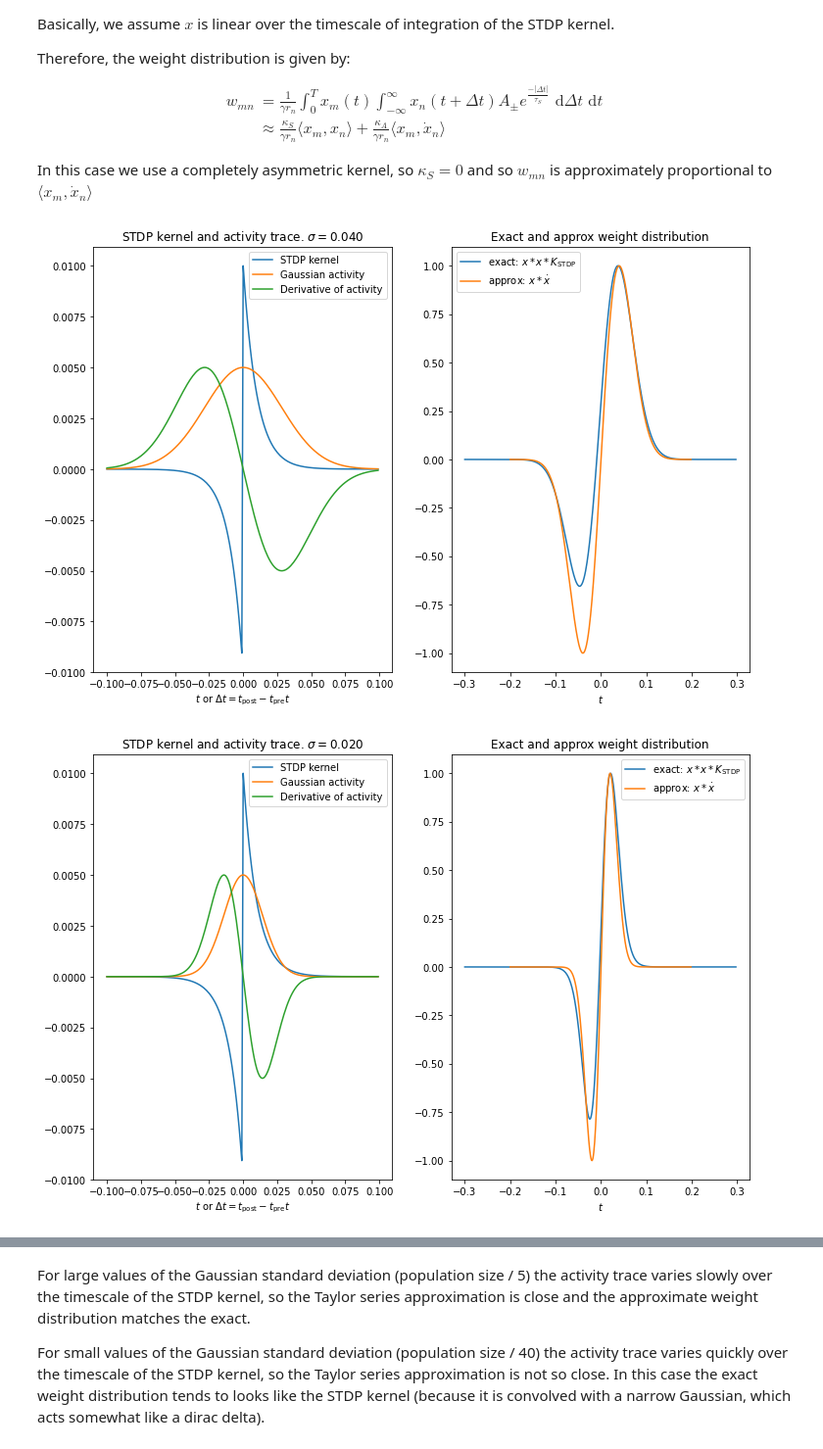
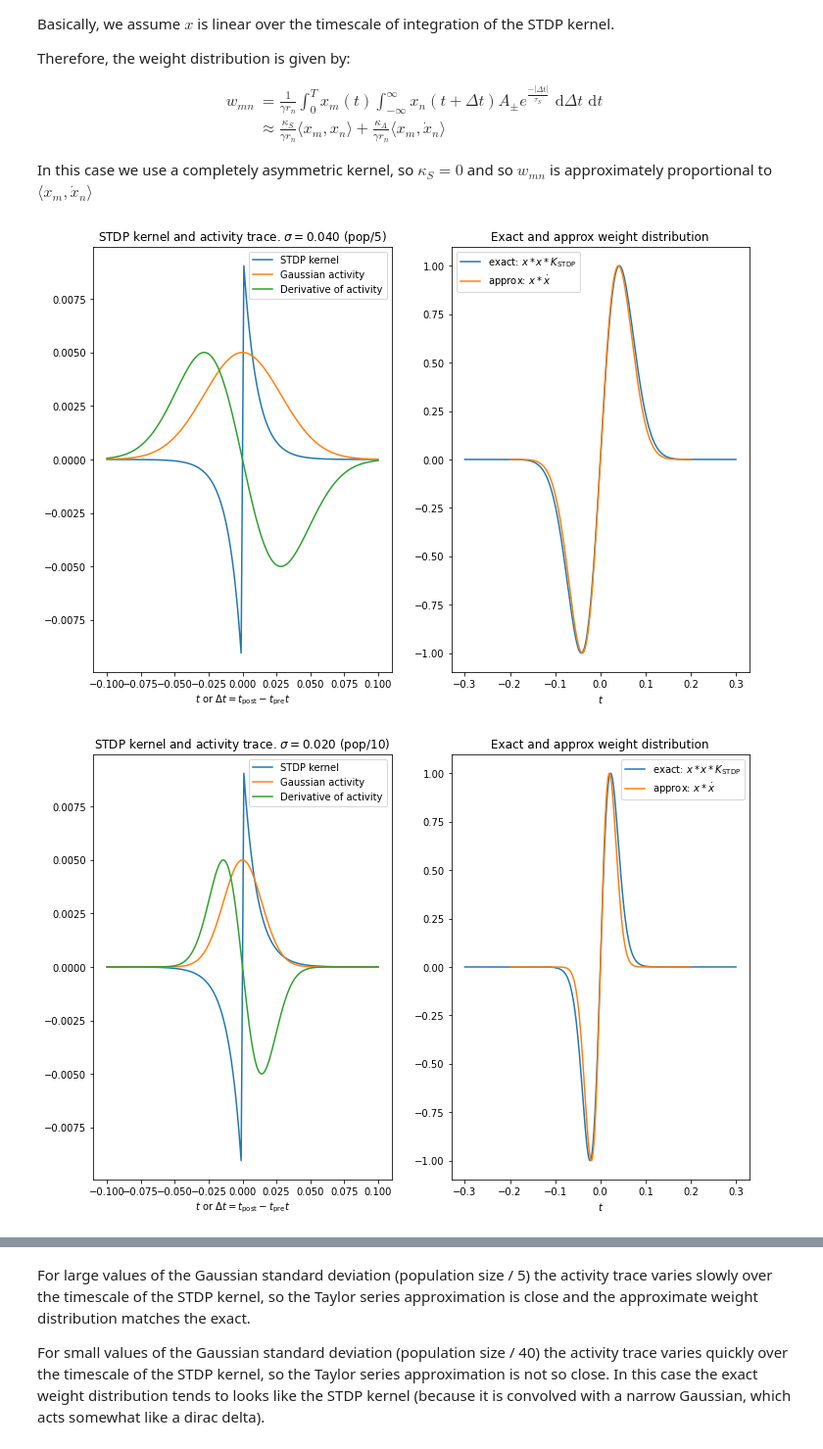
Before and after one commit to Dominic-DallOsto/STDP-Resonant-Networks, a Jupyter notebook: taylor series approximation analysis.ipynb, the cells around one changed output, grey strips where cells are left out. Shown at 98% size. Saved outputs shown, nothing was run; the diff lists cells and outputs as text; code cells hidden in the pictures.

```diff
--- a/taylor series approximation analysis.ipynb
+++ b/taylor series approximation analysis.ipynb
@@ -33,38 +33,39 @@ A_minus = -1e-2
 tau_stdp = 10e-3
 num_neurons = 200
 
 # simulation parameters
 num_neurons = 200
 bump_speed = 1 # neurons / ms
 period = num_neurons // bump_speed # ms
 
-stdp_kernel = lambda delta_t: (A_plus * (delta_t >= 0) + A_minus * (delta_t < 0)) * np.exp(-abs(delta_t) / tau_stdp)
+stdp_kernel = lambda delta_t: (A_plus * (delta_t > 0) + A_minus * (delta_t < 0)) * np.exp(-abs(delta_t) / tau_stdp)
 gaussian = lambda t,sigma: 1/(sigma*np.sqrt(2*np.pi)) * np.exp(- (t/sigma)**2)
 gaussian_derivative = lambda t,sigma: 1/(sigma*np.sqrt(2*np.pi)) * -2*t/sigma**2 * np.exp(- (t/sigma)**2)
 
 scale = lambda x: x / x.max()
 
-delta_t = np.arange(-0.1,0.1,0.001)
+delta_t = np.linspace(-0.1,0.1,201)
 
-for sigma in [period/1000/n for n in [5,10,20,30,40]]:
+for n in [5,10,20,30,40]:
+	sigma = period/1000/n
 	g = gaussian(delta_t,sigma)
 	g_dot = gaussian_derivative(delta_t,sigma)
 
 	fig, axs = plt.subplots(1,2)
 	axs[0].plot(delta_t, stdp_kernel(delta_t), label='STDP kernel')
 	axs[0].plot(delta_t,A_plus/2*scale(g), label='Gaussian activity')
 	axs[0].plot(delta_t,A_plus/2*scale(g_dot), label='Derivative of activity')
 	axs[0].set_xlabel(r'$t$ or $\Delta t = t_{\rm{post}} - t_{\rm{pre}}t$')
-	axs[0].set_title(f'STDP kernel and activity trace. $\sigma = {sigma:.3f}$')
+	axs[0].set_title(f'STDP kernel and activity trace. $\\sigma = {sigma:.3f}$ (pop/{n})')
 	axs[0].legend()
 
 
-	axs[1].plot(np.arange(3*delta_t.min(),3*delta_t.max(),0.001),scale(np.convolve(np.convolve(stdp_kernel(delta_t), g), g)), label=r'exact: $x * x * K_{\rm{STDP}}$')
-	axs[1].plot(np.arange(2*delta_t.min(),2*delta_t.max(),0.001), -scale(np.convolve(g,g_dot)), label=r'approx: $x * \dot{x}$')
+	axs[1].plot(np.linspace(-0.3,0.3,601), scale(np.convolve(np.convolve(stdp_kernel(delta_t), g), g)), label=r'exact: $x * x * K_{\rm{STDP}}$')
+	axs[1].plot(np.linspace(-0.2,0.2,401), -scale(np.convolve(g,g_dot)), label=r'approx: $x * \dot{x}$')
 	axs[1].set_xlabel(r'$t$')
 	axs[1].set_title('Exact and approx weight distribution')
 	axs[1].legend()
 	plt.show()
 # %% [output]
-[figure, old version]
+[figure, new version]
-[figure, old version]
+[figure, new version]
```
Also changed, not shown: parts of 1 cell of this notebook, 2 other files.
